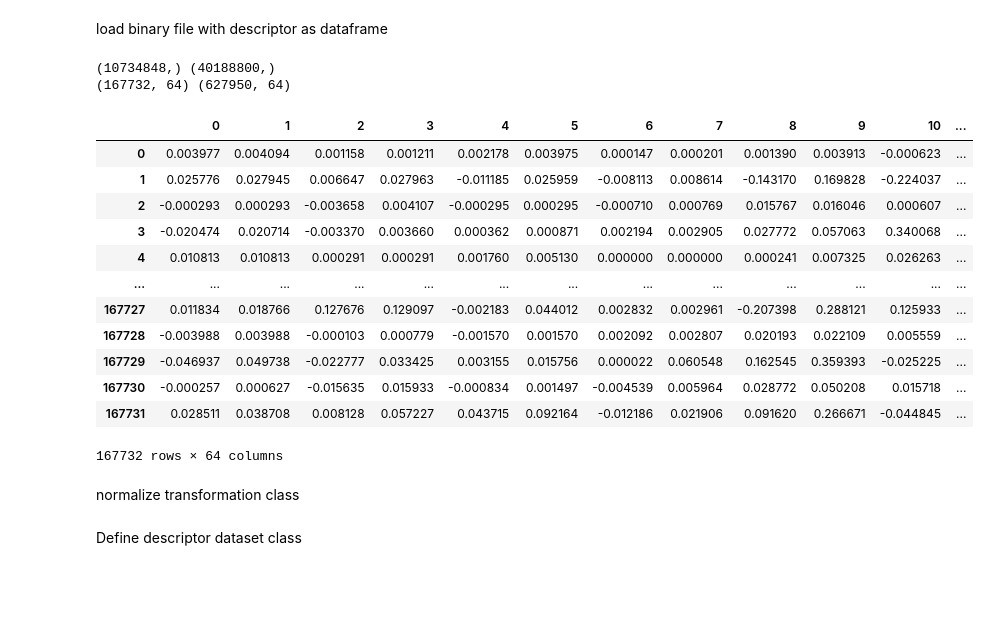
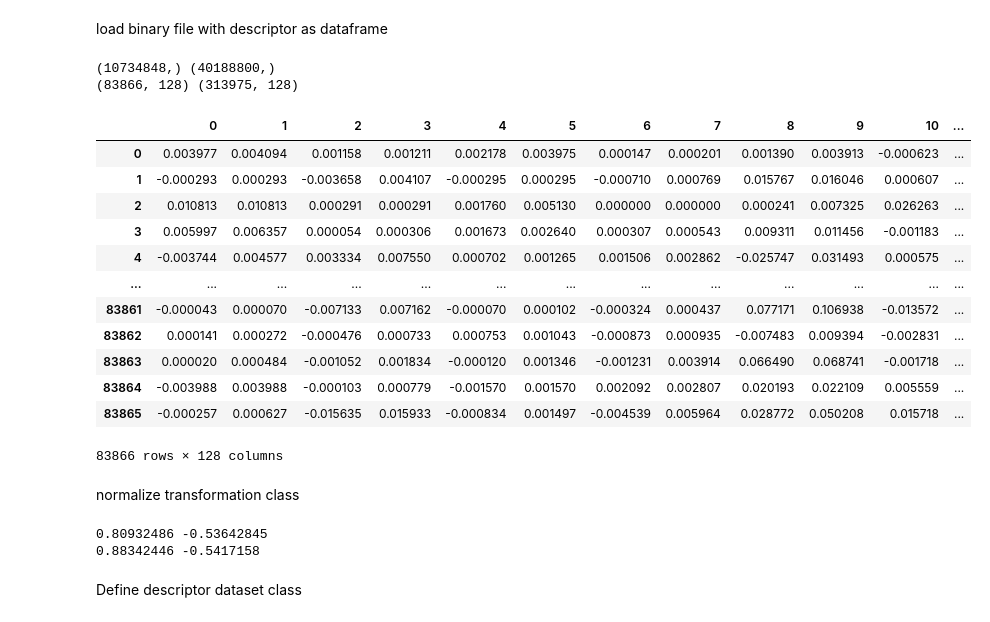
Before and after one commit to donaldssh/3DAR_project_descriptors, a Jupyter notebook: Surf_Autoencoder_development.ipynb, the cells around one changed output. Drawn from its saved outputs; the diff is of its cells as text; code cells hidden in the pictures; blank space fills up the shorter version.

```diff
--- a/Surf_Autoencoder_development.ipynb
+++ b/Surf_Autoencoder_development.ipynb
@@ -60,34 +78,34 @@ load binary file with descriptor as dataframe
 # %%
 train_path = '/content/descriptors_dataset/train_set.bin'
 test_path = '/content/descriptors_dataset/test_set.bin'
 
 train_raw = np.fromfile(train_path, dtype='float32')
 test_raw = np.fromfile(test_path, dtype='float32')
 print(np.shape(train_raw), np.shape(test_raw))
 
-train_dataset = np.reshape(train_raw, (np.shape(train_raw)[0]//64,64))
-test_dataset = np.reshape(test_raw, (np.shape(test_raw)[0]//64,64))
-print(np.shape(train_dataset), np.shape(test_dataset))
+train_set = np.reshape(train_raw, (np.shape(train_raw)[0]//128,128))
+test_set = np.reshape(test_raw, (np.shape(test_raw)[0]//128,128))
+print(np.shape(train_set), np.shape(test_set))
 
 # convert in dataframe
-train_dataset = pd.DataFrame(train_dataset)
-test_dataset = pd.DataFrame(test_dataset)
-train_dataset
+train_set = pd.DataFrame(train_set)
+test_set = pd.DataFrame(test_set)
+train_set
 # %% [output]
 (10734848,) (40188800,)
-(167732, 64) (627950, 64)
+(83866, 128) (313975, 128)
 |  | 0 | 1 | 2 | 3 | 4 | 5 | 6 | 7 | 8 | 9 | 10 | ... |
 | 0 | 0.003977 | 0.004094 | 0.001158 | 0.001211 | 0.002178 | 0.003975 | 0.000147 | 0.000201 | 0.001390 | 0.003913 | -0.000623 | ... |
-| 1 | 0.025776 | 0.027945 | 0.006647 | 0.027963 | -0.011185 | 0.025959 | -0.008113 | 0.008614 | -0.143170 | 0.169828 | -0.224037 | ... |
-| 2 | -0.000293 | 0.000293 | -0.003658 | 0.004107 | -0.000295 | 0.000295 | -0.000710 | 0.000769 | 0.015767 | 0.016046 | 0.000607 | ... |
-| 3 | -0.020474 | 0.020714 | -0.003370 | 0.003660 | 0.000362 | 0.000871 | 0.002194 | 0.002905 | 0.027772 | 0.057063 | 0.340068 | ... |
-| 4 | 0.010813 | 0.010813 | 0.000291 | 0.000291 | 0.001760 | 0.005130 | 0.000000 | 0.000000 | 0.000241 | 0.007325 | 0.026263 | ... |
+| 1 | -0.000293 | 0.000293 | -0.003658 | 0.004107 | -0.000295 | 0.000295 | -0.000710 | 0.000769 | 0.015767 | 0.016046 | 0.000607 | ... |
+| 2 | 0.010813 | 0.010813 | 0.000291 | 0.000291 | 0.001760 | 0.005130 | 0.000000 | 0.000000 | 0.000241 | 0.007325 | 0.026263 | ... |
+| 3 | 0.005997 | 0.006357 | 0.000054 | 0.000306 | 0.001673 | 0.002640 | 0.000307 | 0.000543 | 0.009311 | 0.011456 | -0.001183 | ... |
+| 4 | -0.003744 | 0.004577 | 0.003334 | 0.007550 | 0.000702 | 0.001265 | 0.001506 | 0.002862 | -0.025747 | 0.031493 | 0.000575 | ... |
 | ... | ... | ... | ... | ... | ... | ... | ... | ... | ... | ... | ... | ... |
-| 167727 | 0.011834 | 0.018766 | 0.127676 | 0.129097 | -0.002183 | 0.044012 | 0.002832 | 0.002961 | -0.207398 | 0.288121 | 0.125933 | ... |
-| 167728 | -0.003988 | 0.003988 | -0.000103 | 0.000779 | -0.001570 | 0.001570 | 0.002092 | 0.002807 | 0.020193 | 0.022109 | 0.005559 | ... |
-| 167729 | -0.046937 | 0.049738 | -0.022777 | 0.033425 | 0.003155 | 0.015756 | 0.000022 | 0.060548 | 0.162545 | 0.359393 | -0.025225 | ... |
-| 167730 | -0.000257 | 0.000627 | -0.015635 | 0.015933 | -0.000834 | 0.001497 | -0.004539 | 0.005964 | 0.028772 | 0.050208 | 0.015718 | ... |
-| 167731 | 0.028511 | 0.038708 | 0.008128 | 0.057227 | 0.043715 | 0.092164 | -0.012186 | 0.021906 | 0.091620 | 0.266671 | -0.044845 | ... |
+| 83861 | -0.000043 | 0.000070 | -0.007133 | 0.007162 | -0.000070 | 0.000102 | -0.000324 | 0.000437 | 0.077171 | 0.106938 | -0.013572 | ... |
+| 83862 | 0.000141 | 0.000272 | -0.000476 | 0.000733 | 0.000753 | 0.001043 | -0.000873 | 0.000935 | -0.007483 | 0.009394 | -0.002831 | ... |
+| 83863 | 0.000020 | 0.000484 | -0.001052 | 0.001834 | -0.000120 | 0.001346 | -0.001231 | 0.003914 | 0.066490 | 0.068741 | -0.001718 | ... |
+| 83864 | -0.003988 | 0.003988 | -0.000103 | 0.000779 | -0.001570 | 0.001570 | 0.002092 | 0.002807 | 0.020193 | 0.022109 | 0.005559 | ... |
+| 83865 | -0.000257 | 0.000627 | -0.015635 | 0.015933 | -0.000834 | 0.001497 | -0.004539 | 0.005964 | 0.028772 | 0.050208 | 0.015718 | ... |
-167732 rows × 64 columns
+83866 rows × 128 columns
 # %% [markdown]
 normalize transformation class
@@ -97,3 +121,9 @@ class NormalizeSurf():
+# %%
+print(np.max(train_raw), np.min(train_raw))
+print(np.max(test_raw), np.min(test_raw))
+# %% [output]
+0.80932486 -0.53642845
+0.88342446 -0.5417158
 # %% [markdown]
 Define descriptor dataset class
 # %%
```
Also changed, not shown: parts of 10 cells of this notebook.
